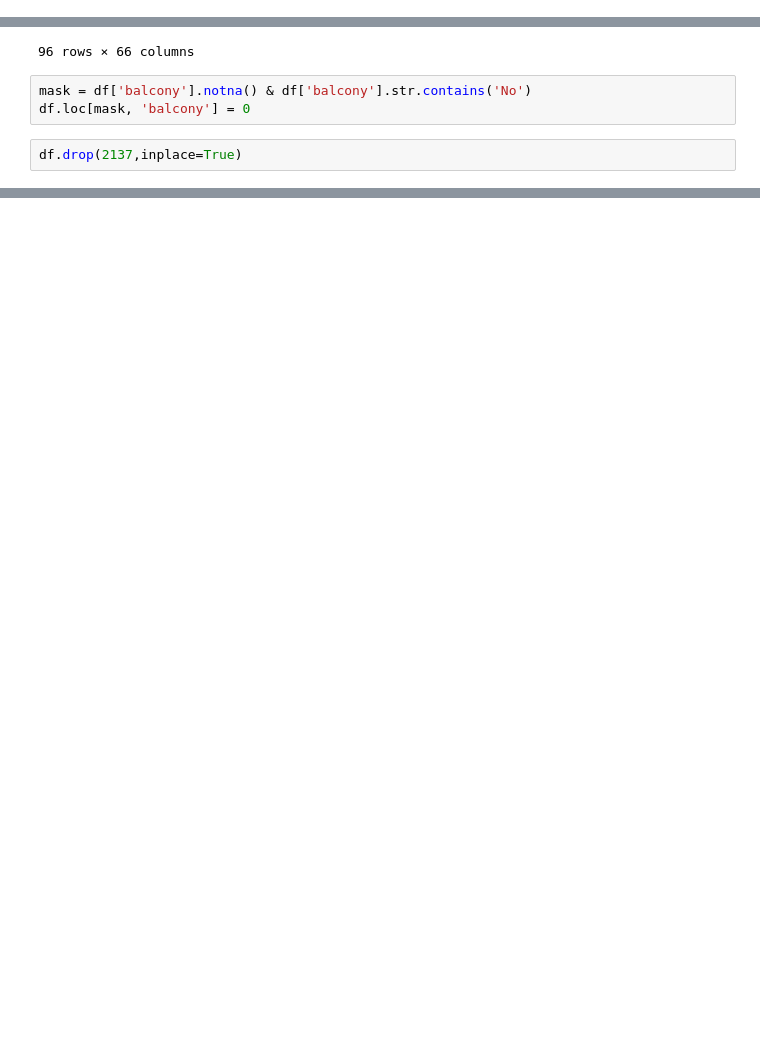
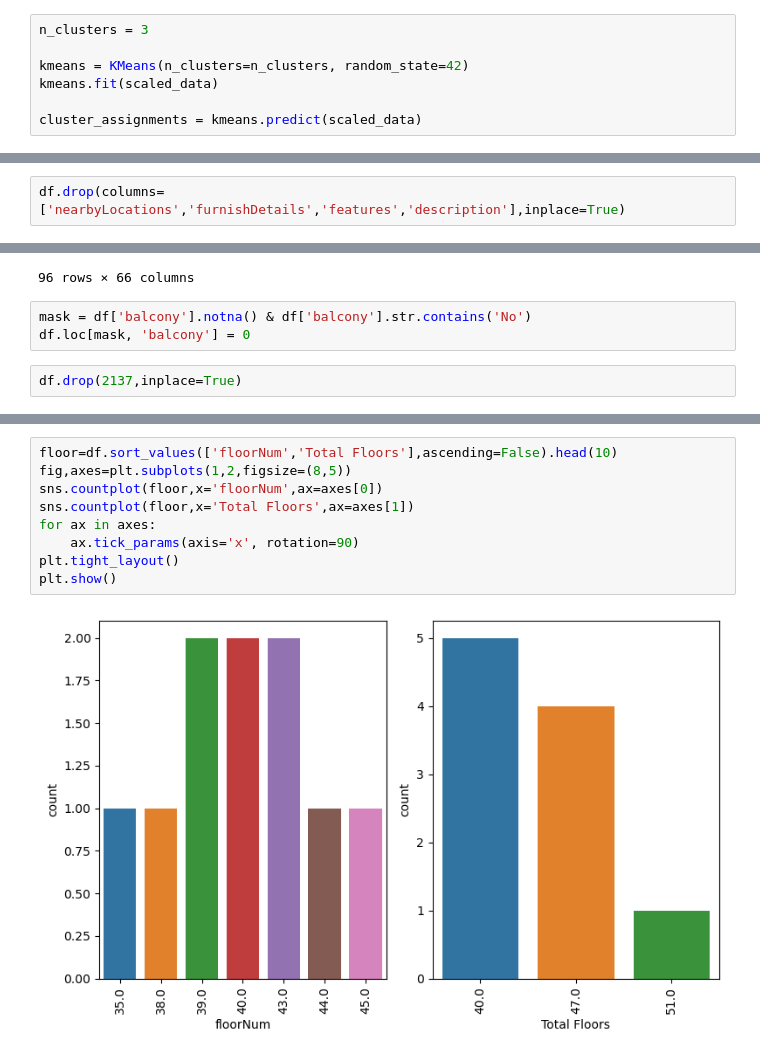
Before and after one commit to agarwalyashh/Real-Estate, a Jupyter notebook: Capstone.ipynb, the cells around one changed output, grey strips where cells are left out. Saved outputs shown, nothing was run; the diff lists cells and outputs as text; blank space fills up the shorter version.

```diff
--- a/Capstone.ipynb
+++ b/Capstone.ipynb
@@ -504,0 +527,7 @@ df.drop(columns=['nearbyLocations','description','furnishDetails','features'],in
+# %%
+n_clusters = 3
+
+kmeans = KMeans(n_clusters=n_clusters, random_state=42)
+kmeans.fit(scaled_data)
+
+cluster_assignments = kmeans.predict(scaled_data)
@@ -505,3 +536,5 @@ df.drop(columns=['nearbyLocations','description','furnishDetails','features'],in
+# %%
+df.drop(columns=['nearbyLocations','furnishDetails','features','description'],inplace=True)
 # %% [markdown]
 #### Cleaning by going through data in excel
 # %%
@@ -584,0 +698,11 @@ df.drop(2137,inplace=True)
+# %%
+floor=df.sort_values(['floorNum','Total Floors'],ascending=False).head(10)
+fig,axes=plt.subplots(1,2,figsize=(8,5))
+sns.countplot(floor,x='floorNum',ax=axes[0])
+sns.countplot(floor,x='Total Floors',ax=axes[1])
+for ax in axes:
+    ax.tick_params(axis='x', rotation=90)
+plt.tight_layout()
+plt.show()
+# %% [output]
+[figure, added]
```
Also changed, not shown: parts of 44 cells of this notebook.
